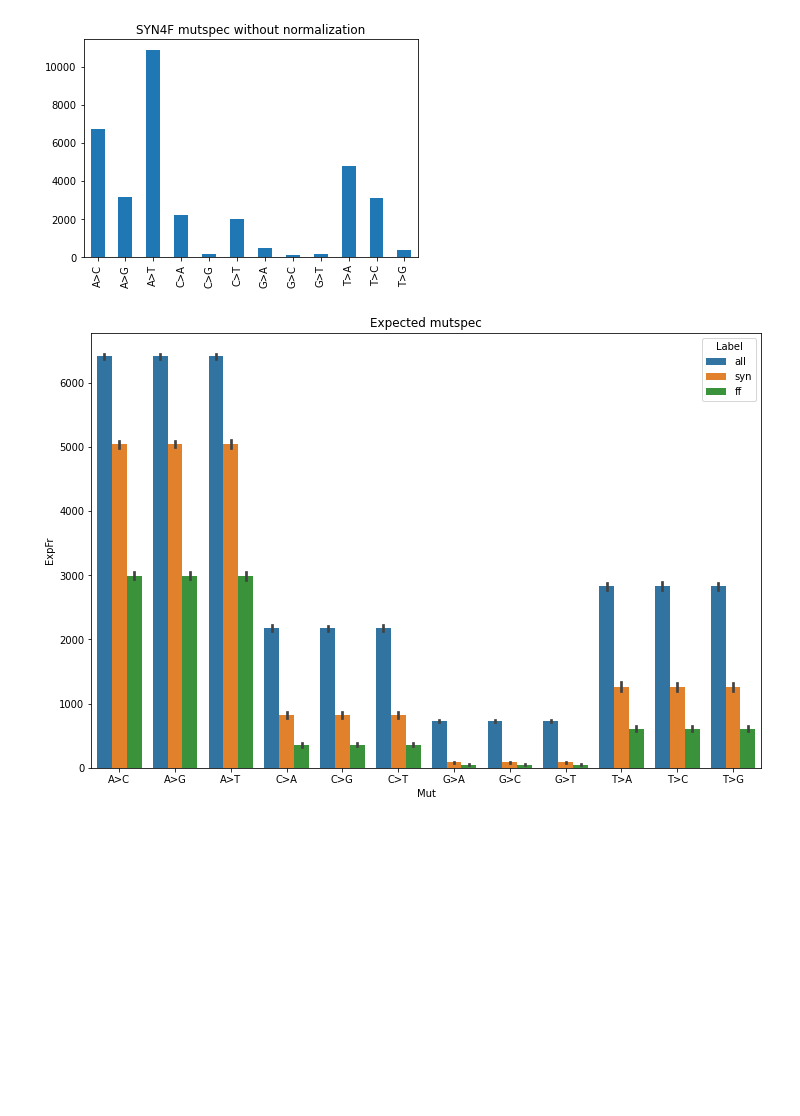
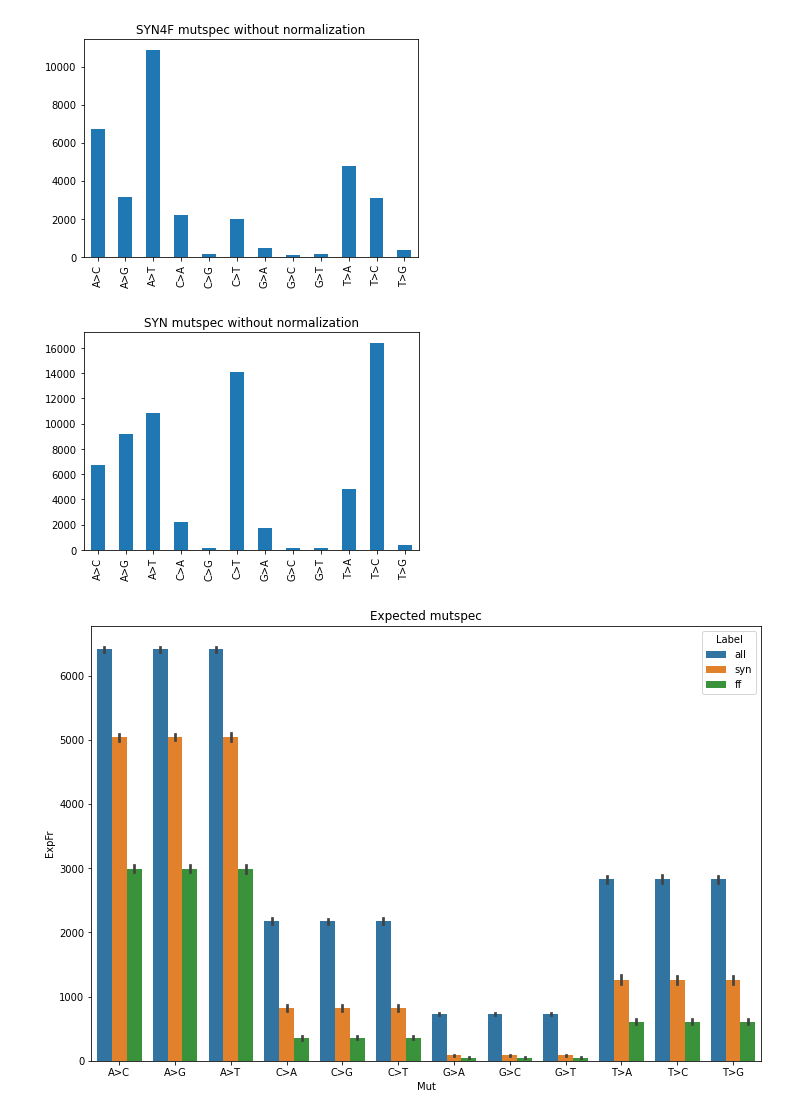
Before and after one commit to mitoclub/PyMutSpec, a Jupyter notebook: notebooks/mut_extraction_nematoda.ipynb, the cells around one changed output. Saved outputs shown, nothing was run; the diff lists cells and outputs as text; code cells hidden in the pictures; blank space fills up the shorter version.

```diff
--- a/notebooks/mut_extraction_nematoda.ipynb
+++ b/notebooks/mut_extraction_nematoda.ipynb
@@ -224,6 +224,12 @@ plt.title("SYN4F mutspec without normalization")
 plt.show()
 # %% [output]
 [figure]
+# %%
+mutations[mutations.Label >= 1].MutBase.value_counts().sort_index().plot.bar()
+plt.title("SYN mutspec without normalization")
+plt.show()
+# %% [output]
+[figure, added]
 # %%
 plt.figure(figsize=(12, 8))
 sns.barplot(x="Mut", y="ExpFr", hue="Label", data=edge_mutspec12, order=sorted(edge_mutspec12.Mut.unique()))
```
Also changed, not shown: 7 other files.
